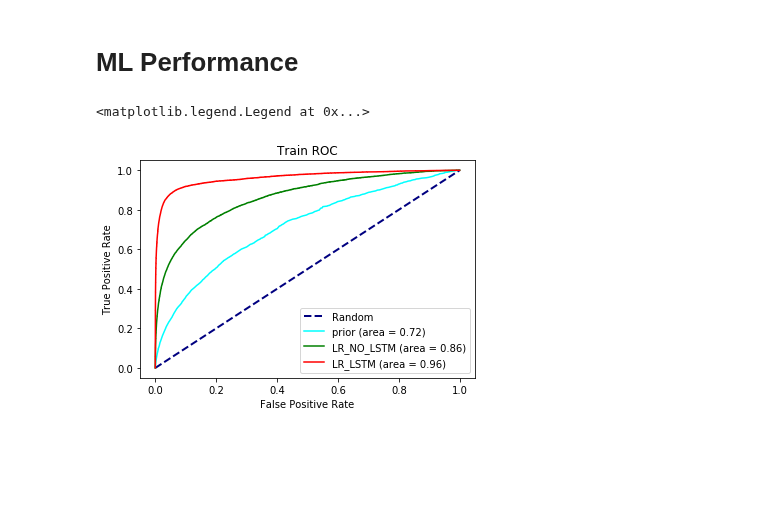
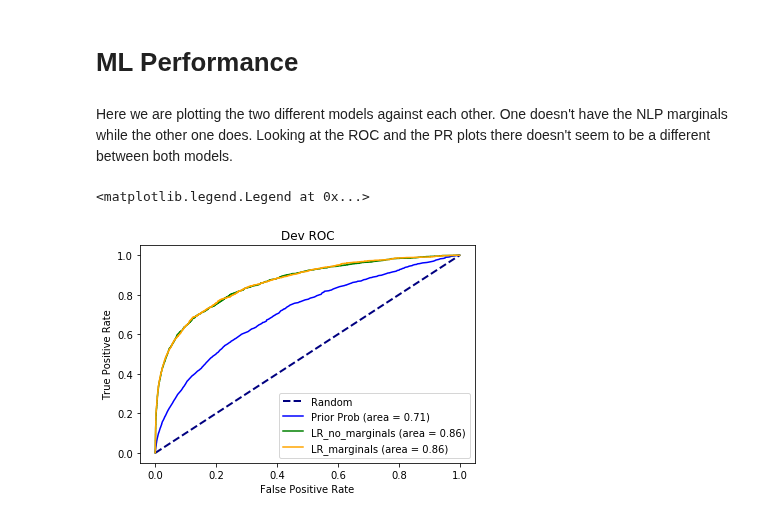
Before and after one commit to greenelab/snorkeling, a Jupyter notebook: All_Relationships/9.entity_prediction.ipynb, the cells around one changed output. Cells and saved outputs as stored; diff of their text form; code cells hidden in the pictures; blank space fills up the shorter version.

```diff
--- a/All_Relationships/9.entity_prediction.ipynb
+++ b/All_Relationships/9.entity_prediction.ipynb
@@ -125,3 +63,0 @@ Name: hetnet, dtype: int64
-# %%
-train_Y = Y.append(Y_dev)
-train_X = X.append(X_dev)
@@ -156,7 +162,11 @@ Wall time: 22.1 ms
 # %%
 %%time
 
-final_model = GridSearchCV(lr, lr_grid, cv=10, n_jobs=3, scoring='roc_auc', return_train_score=True)
-final_model.fit(transformed_tempX, train_Y)
-final_models.append(final_model)
+for dataset, lr_grid in zip(data, lr_grids):
+    # Train on data
+    final_model = GridSearchCV(lr_model,
+                               lr_grid, cv=10, n_jobs=3,
+                               verbose=1, scoring='roc_auc', return_train_score=True)
+    final_model.fit(dataset, Y)
+    final_models.append(final_model)
 # %% [output]
@@ -165,7 +179,0 @@ Wall time: 1min 44s
-# %%
-%%time
-
-# Train on data with LSTM input
-final_model = GridSearchCV(lr, lr_grid, cv=10, n_jobs=3, scoring='roc_auc', return_train_score=True)
-final_model.fit(transformed_X, train_Y)
-final_models.append(final_model)
@@ -286,26 +235,25 @@ transformed_X_test = lstm_normalizer.transform(X_test)
+# %% [markdown]
+Here we are plotting the two different models against each other. One doesn't have the NLP marginals while the other one does. Looking at the ROC and the PR plots there doesn't seem to be a different between both models.
 # %%
-colors = ["green","red"]
-labels = ["LR_NO_LSTM","LR_LSTM"]
+colors = ["green", "orange"]
+labels = ["LR_no_marginals", "LR_marginals"]
 # %%
 plt.plot([0, 1], [0, 1], color='navy', lw=2, linestyle='--', label="Random")
 
 # Plot the p_values log transformed
-fpr, tpr, thresholds= roc_curve(train_Y, train_X["logit_prior_perm"])
+fpr, tpr, thresholds= roc_curve(Y, X["logit_prior_perm"])
 model_auc = auc(fpr, tpr)
-plt.plot(fpr, tpr, color='cyan', label="{} (area = {:0.2f})".format("prior", model_auc))
+plt.plot(fpr, tpr, color='blue', label="{} (area = {:0.2f})".format("Prior Prob", model_auc))
 
-fpr, tpr, thresholds= roc_curve(train_Y, final_models[0].predict_proba(transformed_tempX)[:,1])
-model_auc = auc(fpr, tpr)
-plt.plot(fpr, tpr, color=colors[0], label="{} (area = {:0.2f})".format(labels[0], model_auc))
-
-fpr, tpr, thresholds= roc_curve(train_Y, final_models[1].predict_proba(transformed_X)[:,1])
-model_auc = auc(fpr, tpr)
-plt.plot(fpr, tpr, color=colors[1], label="{} (area = {:0.2f})".format(labels[1], model_auc))
+for dataset, model, color, label in zip(dev_data, final_models, colors, labels):
+    fpr, tpr, thresholds= roc_curve(Y_dev, model.predict_proba(dataset)[:,1])
+    model_auc = auc(fpr, tpr)
+    plt.plot(fpr, tpr, color=color, label="{} (area = {:0.2f})".format(label, model_auc))
 
 plt.xlabel('False Positive Rate')
 plt.ylabel('True Positive Rate')
-plt.title('Train ROC')
+plt.title('Dev ROC')
 plt.legend(loc="lower right")
 # %% [output]
 <matplotlib.legend.Legend at 0x...>
-[figure, old version]
+[figure, new version]
```
Also changed, not shown: parts of 45 cells of this notebook, 6 other files.
